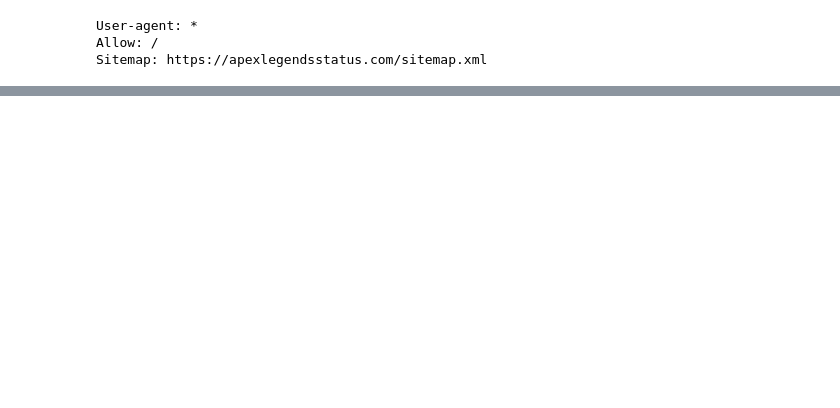
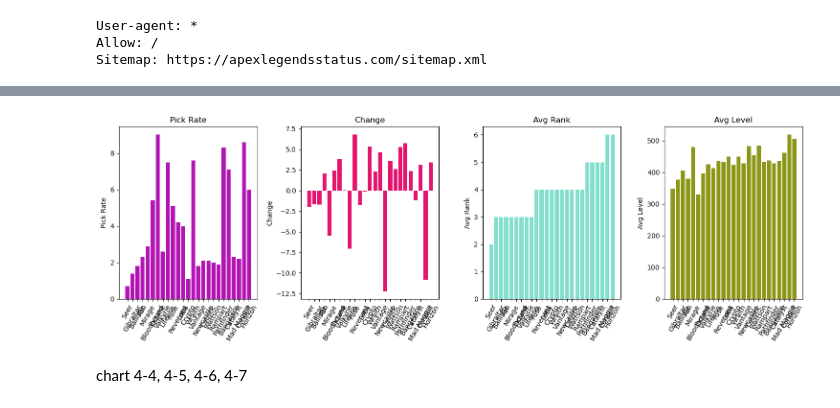
Before and after one commit to jc000222/Apexlegend_analysis, a Jupyter notebook: APEX_analysis.ipynb, the cells around one changed output, grey strips where cells are left out. Drawn from its saved outputs; the diff is of its cells as text; code cells hidden in the pictures; blank space fills up the shorter version.

```diff
--- a/APEX_analysis.ipynb
+++ b/APEX_analysis.ipynb
@@ -75,0 +141,3 @@ scraper.get_df()
+# %%
+df_legend=scraper.get_df()
+df_legend
@@ -75,0 +207,3 @@ scraper.get_df()
+# %%
+df_legend_new=runner.correct_legend(df_legend)
+df_legend_new
@@ -75,0 +228,6 @@ scraper.get_df()
+# %%
+runner.run_analysis(df_legend_new)
+# %% [output]
+[figure, added]
+# %% [markdown]
+chart 4-4, 4-5, 4-6, 4-7
```
Also changed, not shown: parts of 36 cells of this notebook, 7 other files.
